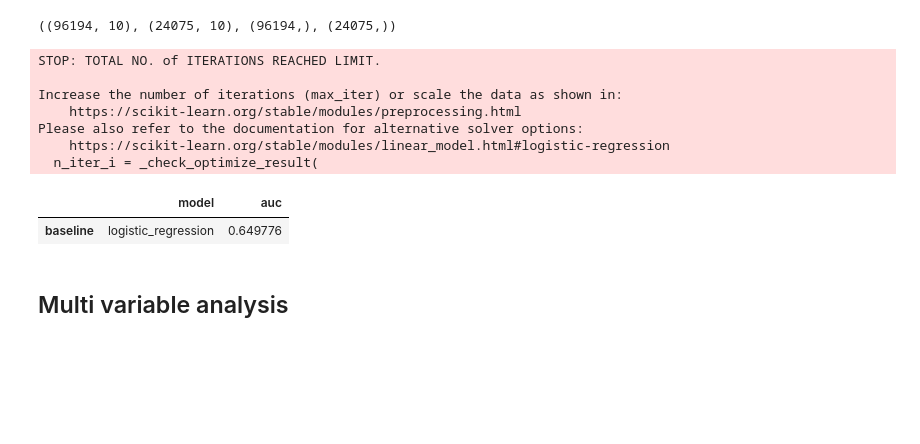
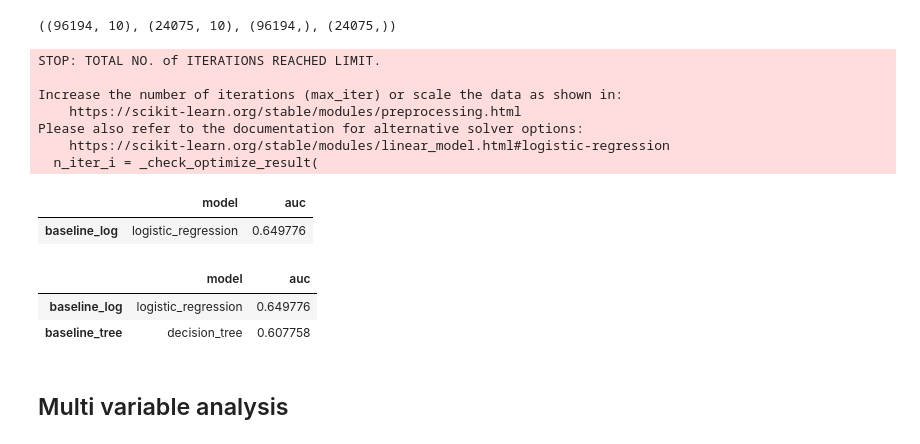
Before and after one commit to rknagao/credit-risk-model, a Jupyter notebook: experiment/eda.ipynb, the cells around one changed output. Saved outputs shown, nothing was run; the diff lists cells and outputs as text; code cells hidden in the pictures; blank space fills up the shorter version.

```diff
--- a/experiment/eda.ipynb
+++ b/experiment/eda.ipynb
@@ -88,22 +91,34 @@ X_train_baseline.shape, X_test_baseline.shape, y_train_baseline.shape, y_test_ba
 ((96194, 10), (24075, 10), (96194,), (24075,))
 # %%
 # Baseline: logistic regression.
-baseline = LogisticRegression(random_state=52).fit(X_train_baseline, y_train_baseline)
+baseline_log = LogisticRegression(random_state=52).fit(X_train_baseline, y_train_baseline)
 
-auc_baseline = roc_auc_score(y_test_baseline, baseline.predict_proba(X_test_baseline)[:, 1])
-df_metric.loc['baseline'] = ['logistic_regression', auc_baseline]
+auc_baseline = roc_auc_score(y_test_baseline, baseline_log.predict_proba(X_test_baseline)[:, 1])
+df_metric.loc['baseline_log'] = ['logistic_regression', auc_baseline]
 
 df_metric
 # %% [output]
 STOP: TOTAL NO. of ITERATIONS REACHED LIMIT.
 
 Increase the number of iterations (max_iter) or scale the data as shown in:
     https://scikit-learn.org/stable/modules/preprocessing.html
 Please also refer to the documentation for alternative solver options:
     https://scikit-learn.org/stable/modules/linear_model.html#logistic-regression
   n_iter_i = _check_optimize_result(
 |  | model | auc |
-| baseline | logistic_regression | 0.649776 |
+| baseline_log | logistic_regression | 0.649776 |
+# %%
+# Baseline: decision tree
+baseline_tree = DecisionTreeClassifier(random_state=52).fit(X_train_baseline, y_train_baseline)
+
+auc_baseline = roc_auc_score(y_test_baseline, baseline_tree.predict_proba(X_test_baseline)[:, 1])
+df_metric.loc['baseline_tree'] = ['decision_tree', auc_baseline]
+
+df_metric
+# %% [output]
+|  | model | auc |
+| baseline_log | logistic_regression | 0.649776 |
+| baseline_tree | decision_tree | 0.607758 |
 # %% [markdown]
 ## Multi variable analysis
 # %%
```
Also changed, not shown: parts of 66 cells of this notebook, 4 other files.
